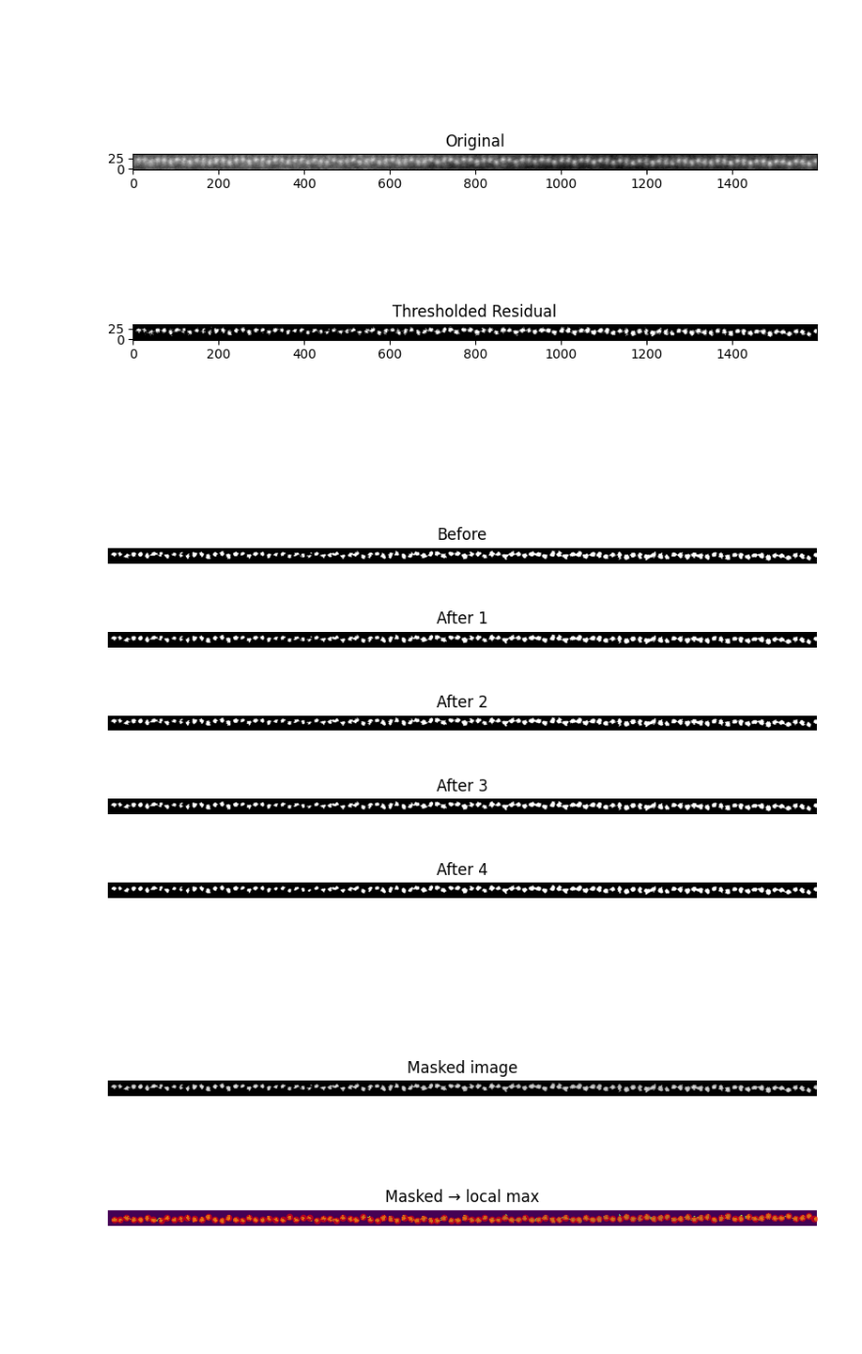
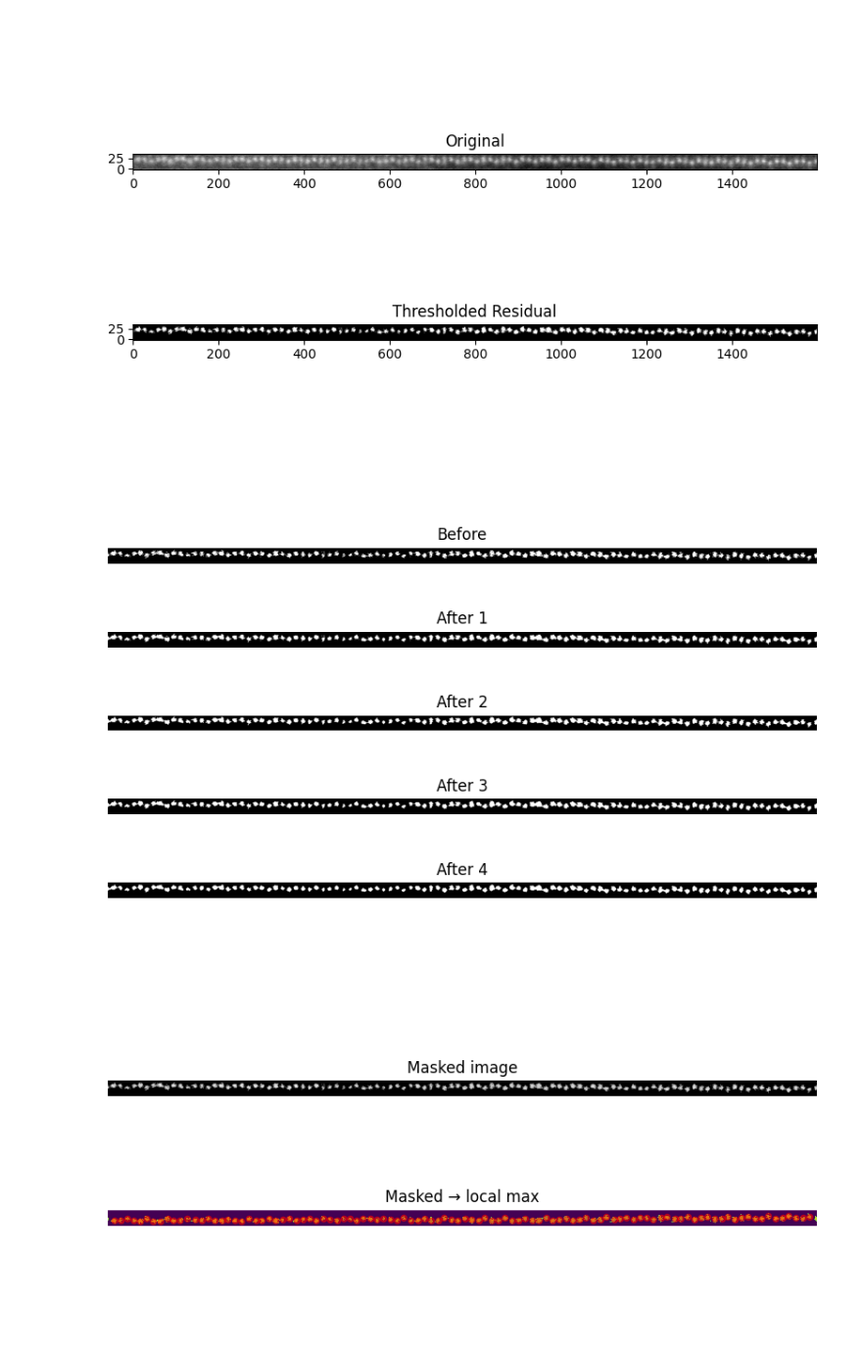
Before and after one commit to jiananwu72/LuFeO3Detect, a Jupyter notebook: LuFeO3/LFOWindowingAutomated.ipynb, the cells around one changed output. Shown at 98% size. Drawn from its saved outputs; the diff is of its cells as text; code cells hidden in the pictures.

```diff
--- a/LuFeO3/LFOWindowingAutomated.ipynb
+++ b/LuFeO3/LFOWindowingAutomated.ipynb
@@ -28,7 +28,7 @@ import skimage
 import hyperspy.api as hs
 
 s = hs.load('/content/drive/MyDrive/Data/LFO/HAADF_01.dm3')
-s_cropped = s.isig[350:-100, 295:330]
+s_cropped = s.isig[350:-100, 400:435]
 
 image = s_cropped
 
@@ -66,35 +66,35 @@ plt.show()
 # %%
 from skimage.morphology import (
     remove_small_objects,
     remove_small_holes,
     binary_closing,
     binary_opening,
     disk
 )
 
 clean1 = binary_closing(mask)
 clean2 = remove_small_objects(clean1, min_size=10)
 clean3 = remove_small_holes(clean2, area_threshold=10)
 clean4 = binary_opening(clean3)
-clean = clean3
+clean = clean4
 
 fig, axes = plt.subplots(5,1, figsize=(8,5))
 axes[0].imshow(mask,   cmap='gray', origin='lower')
 axes[0].set_title("Before")
 axes[1].imshow(clean1, cmap='gray', origin='lower')
 axes[1].set_title("After 1")
 axes[2].imshow(clean2, cmap='gray', origin='lower')
 axes[2].set_title("After 2")
 axes[3].imshow(clean3, cmap='gray', origin='lower')
 axes[3].set_title("After 3")
 axes[4].imshow(clean4, cmap='gray', origin='lower')
 axes[4].set_title("After 4")
 for ax in axes:
     ax.axis('off')
 plt.tight_layout()
 plt.show()
 # %% [output]
-[figure, old version]
+[figure, new version]
 # %%
 import numpy as np
 import matplotlib.pyplot as plt
```
Also changed, not shown: parts of 4 cells of this notebook.
